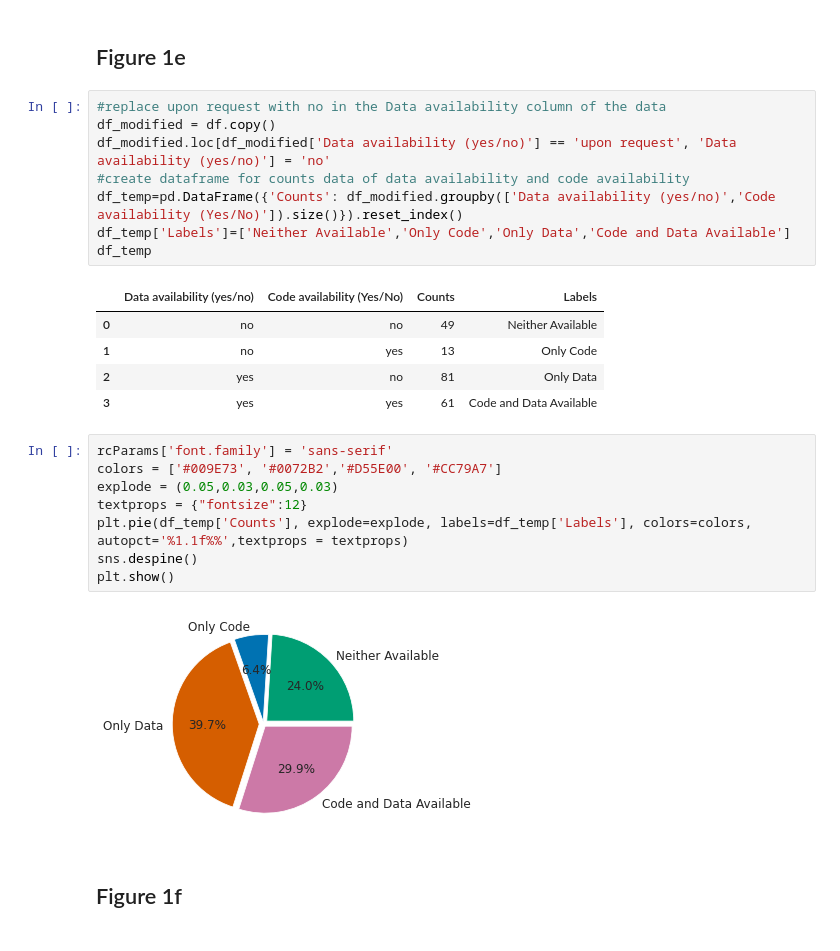
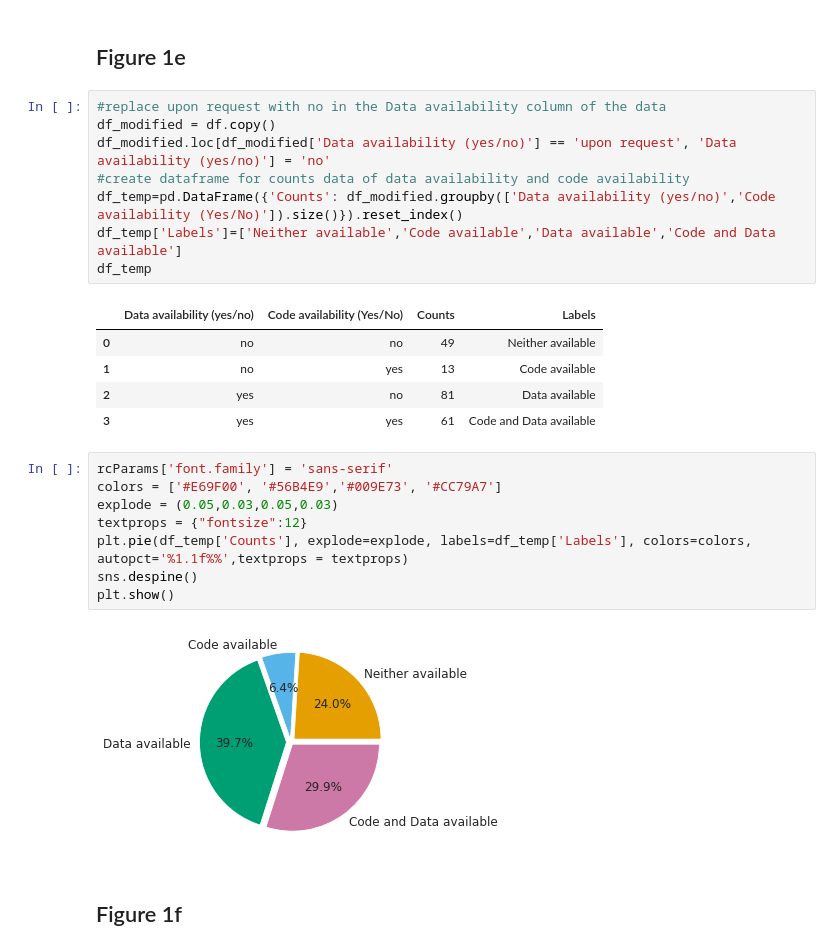
Before and after one commit to Mangul-Lab-USC/code-availability, a Jupyter notebook: notebooks/Figures.ipynb, the cells around one changed output. Saved outputs shown, nothing was run; the diff lists cells and outputs as text.

Commit message:
updated figure colors for consistency and fixed titles

```diff
--- a/notebooks/Figures.ipynb
+++ b/notebooks/Figures.ipynb
@@ -315,24 +315,24 @@ df_modified = df.copy()
 df_modified.loc[df_modified['Data availability (yes/no)'] == 'upon request', 'Data availability (yes/no)'] = 'no'
 #create dataframe for counts data of data availability and code availability
 df_temp=pd.DataFrame({'Counts': df_modified.groupby(['Data availability (yes/no)','Code availability (Yes/No)']).size()}).reset_index()
-df_temp['Labels']=['Neither Available','Only Code','Only Data','Code and Data Available']
+df_temp['Labels']=['Neither available','Code available','Data available','Code and Data available']
 df_temp
 # %% [output]
 |  | Data availability (yes/no) | Code availability (Yes/No) | Counts | Labels |
-| 0 | no | no | 49 | Neither Available |
-| 1 | no | yes | 13 | Only Code |
-| 2 | yes | no | 81 | Only Data |
-| 3 | yes | yes | 61 | Code and Data Available |
+| 0 | no | no | 49 | Neither available |
+| 1 | no | yes | 13 | Code available |
+| 2 | yes | no | 81 | Data available |
+| 3 | yes | yes | 61 | Code and Data available |
 # %%
 rcParams['font.family'] = 'sans-serif'
-colors = ['#009E73', '#0072B2','#D55E00', '#CC79A7']
+colors = ['#E69F00', '#56B4E9','#009E73', '#CC79A7']
 explode = (0.05,0.03,0.05,0.03)
 textprops = {"fontsize":12}
 plt.pie(df_temp['Counts'], explode=explode, labels=df_temp['Labels'], colors=colors, autopct='%1.1f%%',textprops = textprops)
 sns.despine()
 plt.show()
 # %% [output]
-[figure, old version]
+[figure, new version]
 # %% [markdown]
 ## Figure 1f
 # %%
```
Also changed, not shown: parts of 23 cells of this notebook, 13 other files.
